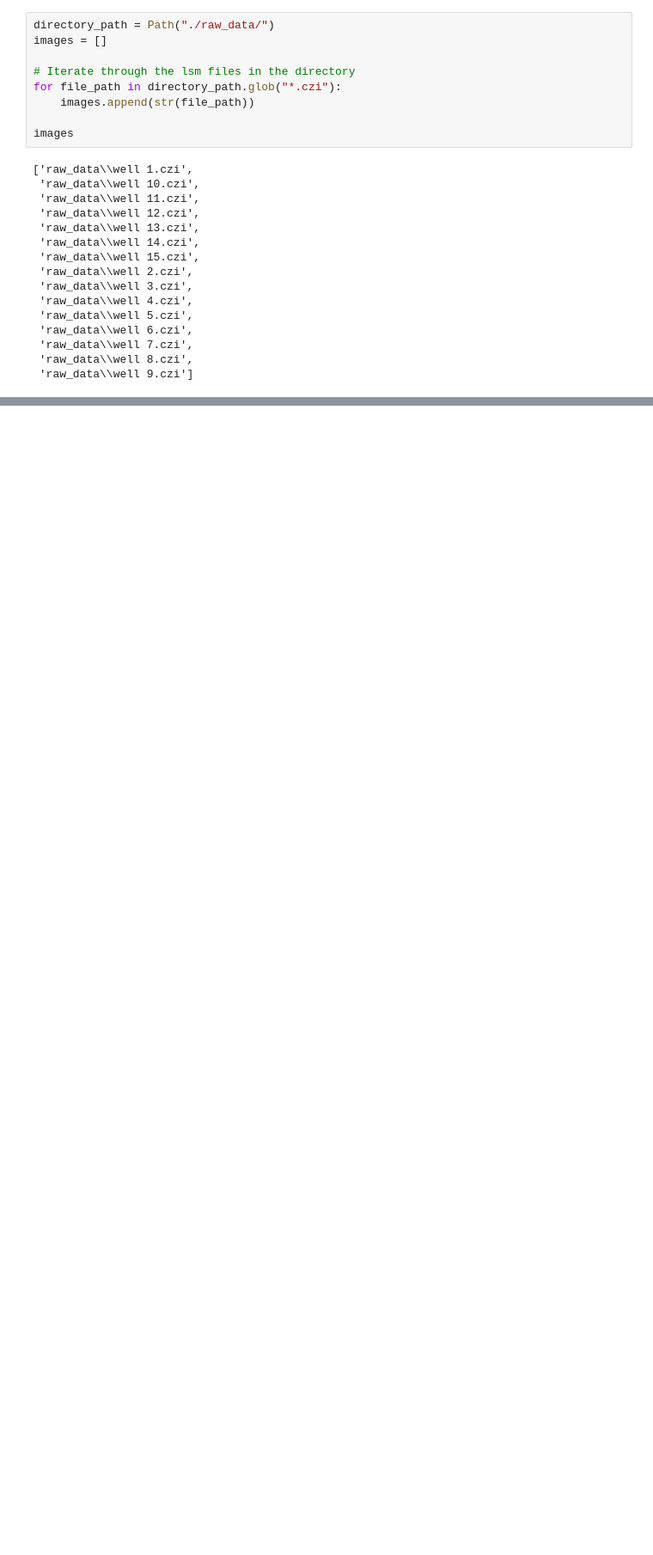
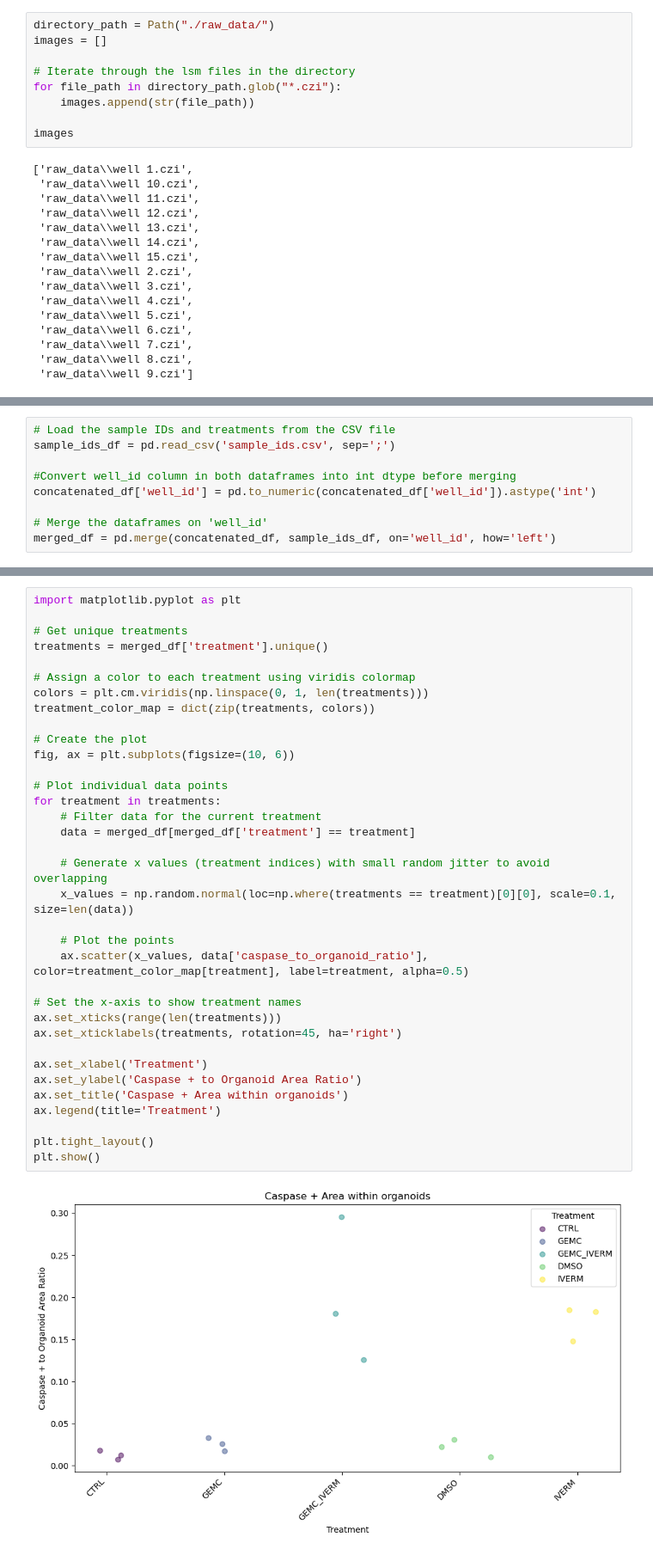
Before and after one commit to adiezsanchez/PDAC_organoids_caspase, a Jupyter notebook: caspase_analysis.ipynb, the cells around one changed output, grey strips where cells are left out. Shown: that part at 86% size. Saved outputs shown, nothing was run; the diff lists cells and outputs as text; blank space fills up the shorter version.

Commit message:
Caspase analysis working alpha

```diff
--- a/caspase_analysis.ipynb
+++ b/caspase_analysis.ipynb
@@ -103,0 +144,9 @@ viewer.add_labels(caspase_pos_area, name='Result of caspase + area')
+# %%
+# Load the sample IDs and treatments from the CSV file
+sample_ids_df = pd.read_csv('sample_ids.csv', sep=';')
+
+#Convert well_id column in both dataframes into int dtype before merging
+concatenated_df['well_id'] = pd.to_numeric(concatenated_df['well_id']).astype('int')
+
+# Merge the dataframes on 'well_id'
+merged_df = pd.merge(concatenated_df, sample_ids_df, on='well_id', how='left')
@@ -103,0 +172,37 @@ viewer.add_labels(caspase_pos_area, name='Result of caspase + area')
+# %%
+import matplotlib.pyplot as plt
+
+# Get unique treatments
+treatments = merged_df['treatment'].unique()
+
+# Assign a color to each treatment using viridis colormap
+colors = plt.cm.viridis(np.linspace(0, 1, len(treatments)))
+treatment_color_map = dict(zip(treatments, colors))
+
+# Create the plot
+fig, ax = plt.subplots(figsize=(10, 6))
+
+# Plot individual data points
+for treatment in treatments:
+    # Filter data for the current treatment
+    data = merged_df[merged_df['treatment'] == treatment]
+
+    # Generate x values (treatment indices) with small random jitter to avoid overlapping
+    x_values = np.random.normal(loc=np.where(treatments == treatment)[0][0], scale=0.1, size=len(data))
+
+    # Plot the points
+    ax.scatter(x_values, data['caspase_to_organoid_ratio'], color=treatment_color_map[treatment], label=treatment, alpha=0.5)
+
+# Set the x-axis to show treatment names
+ax.set_xticks(range(len(treatments)))
+ax.set_xticklabels(treatments, rotation=45, ha='right')
+
+ax.set_xlabel('Treatment')
+ax.set_ylabel('Caspase + to Organoid Area Ratio')
+ax.set_title('Caspase + Area within organoids')
+ax.legend(title='Treatment')
+
+plt.tight_layout()
+plt.show()
+# %% [output]
+[figure, added]
```
Also changed, not shown: parts of 11 cells of this notebook.
